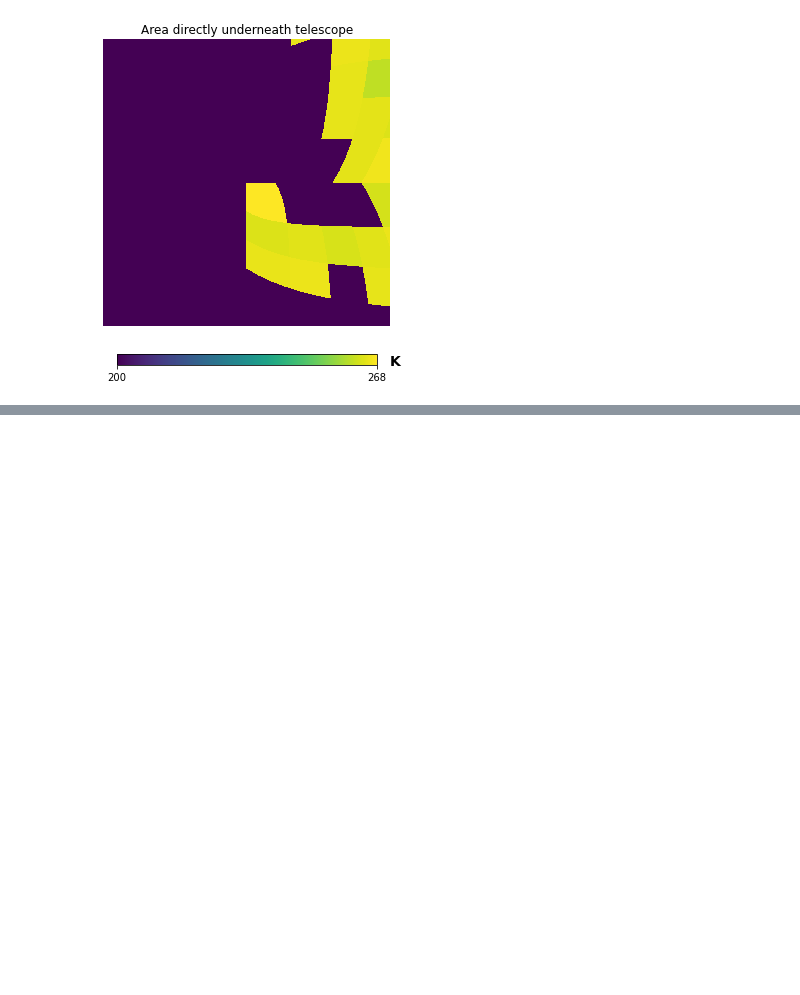
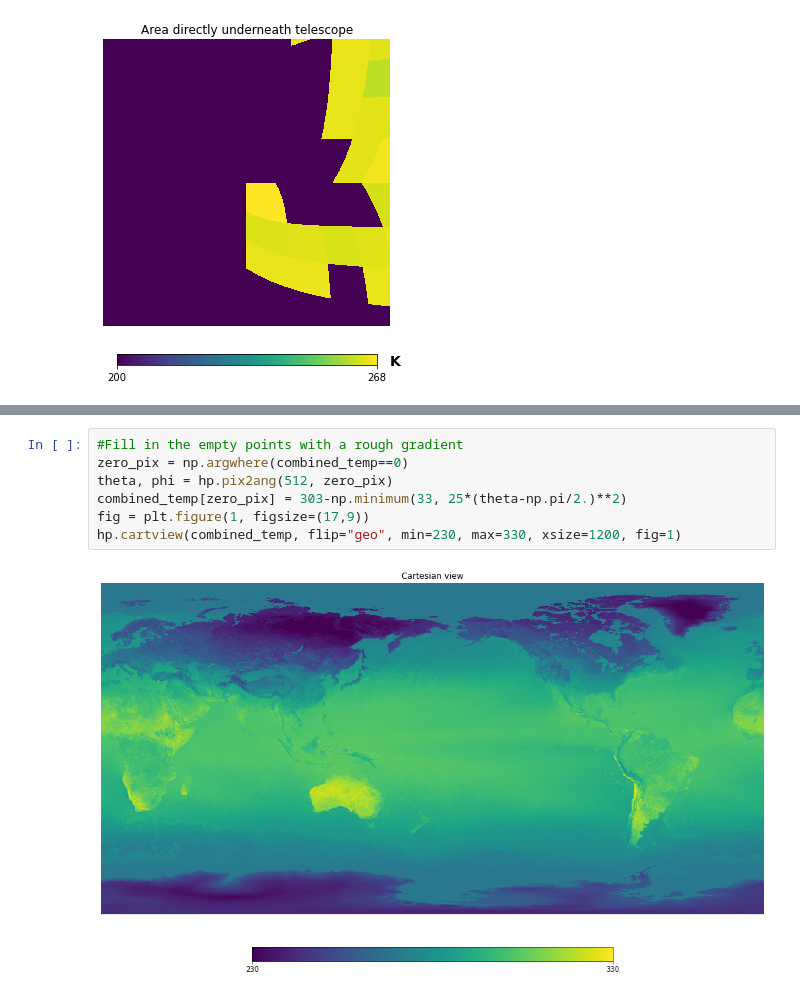
Before and after one commit to AERAdler/modis_to_healpy_ground, a Jupyter notebook: project_ground.ipynb, the cells around one changed output, grey strips where cells are left out. Drawn from its saved outputs; the diff is of its cells as text; blank space fills up the shorter version.

```diff
--- a/project_ground.ipynb
+++ b/project_ground.ipynb
@@ -285,0 +342,9 @@ hp.cartview(world_map_from_telescope, xsize=1200, min=200, flip="geo",
+# %%
+#Fill in the empty points with a rough gradient
+zero_pix = np.argwhere(combined_temp==0)
+theta, phi = hp.pix2ang(512, zero_pix)
+combined_temp[zero_pix] = 303-np.minimum(33, 25*(theta-np.pi/2.)**2)
+fig = plt.figure(1, figsize=(17,9))
+hp.cartview(combined_temp, flip="geo", min=230, max=330, xsize=1200, fig=1)
+# %% [output]
+[figure, added]
```
Also changed, not shown: parts of 7 cells of this notebook.
